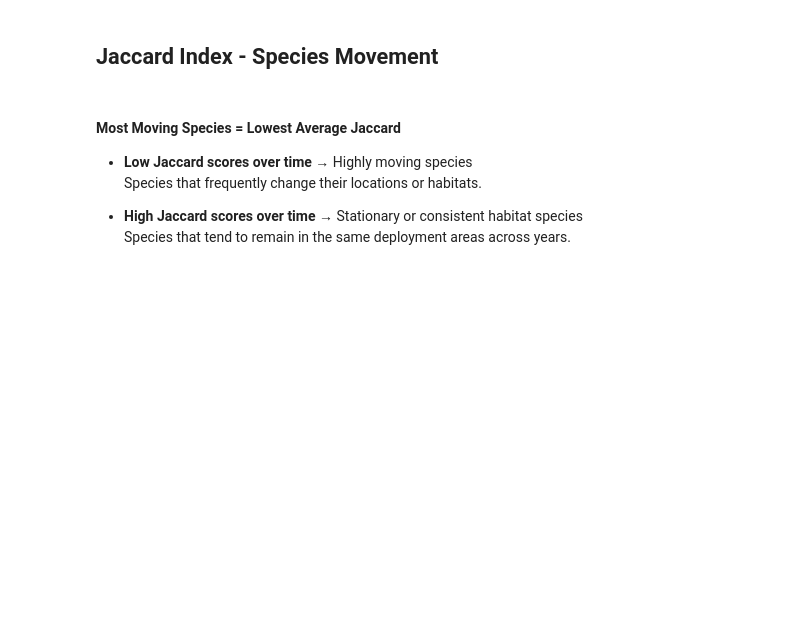
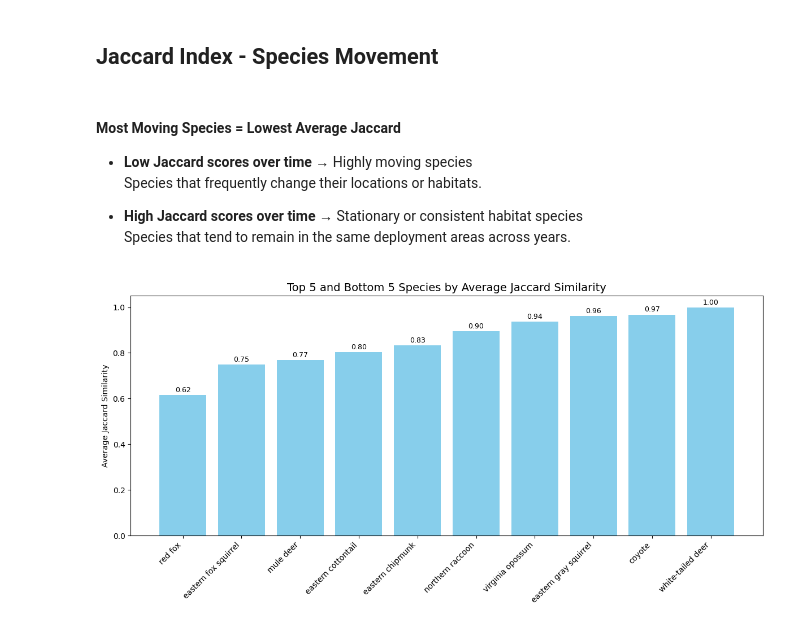
Before and after one commit to sagniksinha/CS8903_HAAG_Spatial_Camera_Trap_Summer2025, a Jupyter notebook: Jaccard_Index_Revised.ipynb, the cells around one changed output. Cells and saved outputs as stored; diff of their text form; code cells hidden in the pictures; blank space fills up the shorter version.

```diff
--- a/Jaccard_Index_Revised.ipynb
+++ b/Jaccard_Index_Revised.ipynb
@@ -48,0 +107,4 @@ final = df_merged.copy()
+# %%
+# Select only Deployment_ID and Cluster_Agglo_Updated columns from clustered data
+df_merged = df_merged[df_merged['Cluster_Agglo'].isin(clusters_with_5_years)]
+print(f"Number of records in final: {len(df_merged)}")
@@ -49,10 +117,13 @@ final = df_merged.copy()
 # %%
+from collections import defaultdict
+import pandas as pd
+
 # Step 1: Filter and dedupe
-df = final[['Year', 'Species', 'Cluster_Agglo']].drop_duplicates()
+df = final[['Year', 'Common_Name', 'Cluster_Agglo']].drop_duplicates()
 
 # Ensure Year is sorted as int
 df['Year'] = df['Year'].astype(int)
-years = sorted(df['Year'].unique())  # [2019, 2020, 2021, 2022, 2023]
+years = sorted(df['Year'].unique())  # e.g., [2019, 2020, 2021, 2022, 2023]
 
 # ------------------ Species Movement: Jaccard of Clusters ------------------
 
@@ -60,7 +131,7 @@ species_year_clusters = defaultdict(lambda: defaultdict(set))
 
 # Build mapping: Species → Year → Set of Clusters
 for _, row in df.iterrows():
-    species_year_clusters[row['Species']][row['Year']].add(row['Cluster_Agglo'])
+    species_year_clusters[row['Common_Name']][row['Year']].add(row['Cluster_Agglo'])
 
 species_jaccard_scores = []
 
@@ -73,7 +144,7 @@ for species, year_map in species_year_clusters.items():
             union = len(set1 | set2)
             jaccard = intersection / union if union != 0 else None
             species_jaccard_scores.append({
-                'Species': species,
+                'Common_Name': species,
                 'Year1': y1,
                 'Year2': y2,
                 'JaccardSimilarity': jaccard
@@ -87,7 +158,7 @@ cluster_year_species = defaultdict(lambda: defaultdict(set))
 
 # Build mapping: Cluster → Year → Set of Species
 for _, row in df.iterrows():
-    cluster_year_species[row['Cluster_Agglo']][row['Year']].add(row['Species'])
+    cluster_year_species[row['Cluster_Agglo']][row['Year']].add(row['Common_Name'])  # Fix: use 'Common_Name'
 
 cluster_jaccard_scores = []
 
@@ -117,3 +188,56 @@ df_cluster_movement = pd.DataFrame(cluster_jaccard_scores)
 
 - **High Jaccard scores over time** → Stationary or consistent habitat species
   Species that tend to remain in the same deployment areas across years.
+# %%
+import matplotlib.pyplot as plt
+import pandas as pd
+
+# Step 1: Count frequency of each species
+species_freq = df_merged['Common_Name'].value_counts()
+
+# Step 2: Keep only species with at least 5000 sightings
+threshold = 5000
+frequent_species = species_freq[species_freq >= threshold].index.tolist()
+
+# Step 3: Filter out species with 'human' or 'domestic' in the name
+frequent_species_filtered = [
+    s for s in frequent_species
+    if 'human' not in s.lower() and 'domestic' not in s.lower() and 'mouse' not in s.lower()
+]
+
+# Step 4: Filter df_species_movement
+df_species_movement_filtered = df_species_movement[
+    df_species_movement['Common_Name'].isin(frequent_species_filtered)
+]
+
+# Step 5: Compute average Jaccard per species
+jaccard_avg = (
+    df_species_movement_filtered
+    .groupby('Common_Name')['JaccardSimilarity']
+    .mean()
+    .sort_values()
+)
+
+# Step 6: Select top 5 and bottom 5
+bottom_5 = jaccard_avg.head(5)
+top_5 = jaccard_avg.tail(5)
+combined = pd.concat([bottom_5, top_5])
+combined = combined.sort_values()
+
+# Step 7: Plot vertical bar chart
+plt.figure(figsize=(12, 6))
+bars = plt.bar(combined.index, combined.values, color='skyblue')
+plt.title("Top 5 and Bottom 5 Species by Average Jaccard Similarity", fontsize=14)
+plt.ylabel("Average Jaccard Similarity")
+plt.xticks(rotation=45, ha='right')
+plt.tight_layout()
+
+# Annotate values
+for bar in bars:
+    height = bar.get_height()
+    plt.text(bar.get_x() + bar.get_width() / 2, height + 0.005,
+             f"{height:.2f}", ha='center', va='bottom', fontsize=9)
+
+plt.show()
+# %% [output]
+[figure, added]
```
Also changed, not shown: parts of 20 cells of this notebook, 1 other file.
